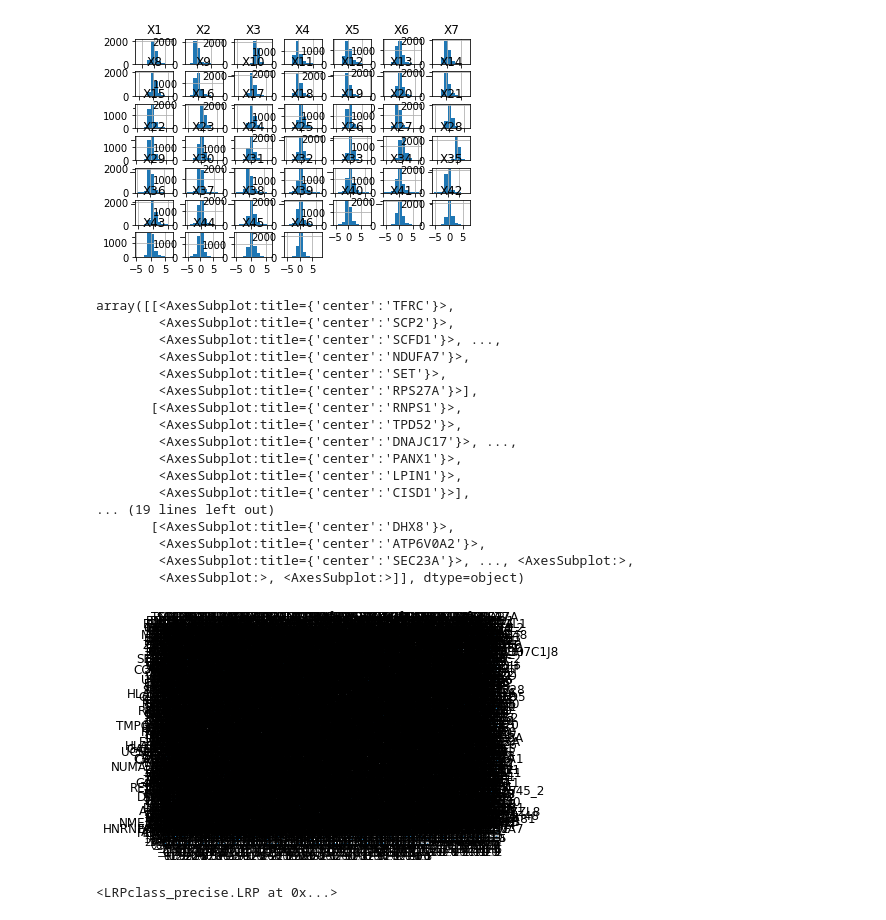
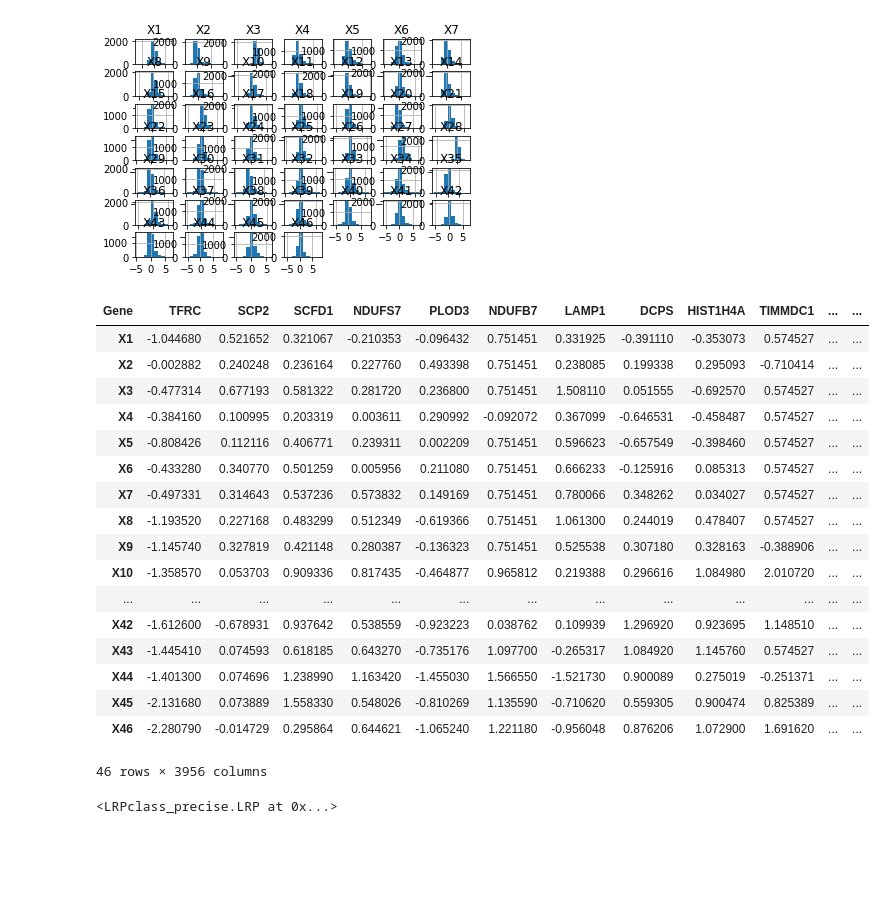
Before and after one commit to animesh/ProteinNetworkLRP, a Jupyter notebook: Working example.ipynb, the cells around one changed output. Cells and saved outputs as stored; diff of their text form; code cells hidden in the pictures; blank space fills up the shorter version.

```diff
--- a/Working example.ipynb
+++ b/Working example.ipynb
@@ -28,28 +28,27 @@ array([[<AxesSubplot:title={'center':'X1'}>,
 # %%
 data_frame = dataMM.T
 train_data = data_frame#.iloc[:1000,:]
 test_data = data_frame#.iloc[1000:,:]
+data_frame
+# %% [output]
+| Gene | TFRC | SCP2 | SCFD1 | NDUFS7 | PLOD3 | NDUFB7 | LAMP1 | DCPS | HIST1H4A | TIMMDC1 | ... | ... |
+| X1 | -1.044680 | 0.521652 | 0.321067 | -0.210353 | -0.096432 | 0.751451 | 0.331925 | -0.391110 | -0.353073 | 0.574527 | ... | ... |
+| X2 | -0.002882 | 0.240248 | 0.236164 | 0.227760 | 0.493398 | 0.751451 | 0.238085 | 0.199338 | 0.295093 | -0.710414 | ... | ... |
+| X3 | -0.477314 | 0.677193 | 0.581322 | 0.281720 | 0.236800 | 0.751451 | 1.508110 | 0.051555 | -0.692570 | 0.574527 | ... | ... |
+| X4 | -0.384160 | 0.100995 | 0.203319 | 0.003611 | 0.290992 | -0.092072 | 0.367099 | -0.646531 | -0.458487 | 0.574527 | ... | ... |
+| X5 | -0.808426 | 0.112116 | 0.406771 | 0.239311 | 0.002209 | 0.751451 | 0.596623 | -0.657549 | -0.398460 | 0.574527 | ... | ... |
+| X6 | -0.433280 | 0.340770 | 0.501259 | 0.005956 | 0.211080 | 0.751451 | 0.666233 | -0.125916 | 0.085313 | 0.574527 | ... | ... |
+| X7 | -0.497331 | 0.314643 | 0.537236 | 0.573832 | 0.149169 | 0.751451 | 0.780066 | 0.348262 | 0.034027 | 0.574527 | ... | ... |
+| X8 | -1.193520 | 0.227168 | 0.483299 | 0.512349 | -0.619366 | 0.751451 | 1.061300 | 0.244019 | 0.478407 | 0.574527 | ... | ... |
+| X9 | -1.145740 | 0.327819 | 0.421148 | 0.280387 | -0.136323 | 0.751451 | 0.525538 | 0.307180 | 0.328163 | -0.388906 | ... | ... |
+| X10 | -1.358570 | 0.053703 | 0.909336 | 0.817435 | -0.464877 | 0.965812 | 0.219388 | 0.296616 | 1.084980 | 2.010720 | ... | ... |
+| ... | ... | ... | ... | ... | ... | ... | ... | ... | ... | ... | ... | ... |
+| X42 | -1.612600 | -0.678931 | 0.937642 | 0.538559 | -0.923223 | 0.038762 | 0.109939 | 1.296920 | 0.923695 | 1.148510 | ... | ... |
+| X43 | -1.445410 | 0.074593 | 0.618185 | 0.643270 | -0.735176 | 1.097700 | -0.265317 | 1.084920 | 1.145760 | 0.574527 | ... | ... |
+| X44 | -1.401300 | 0.074696 | 1.238990 | 1.163420 | -1.455030 | 1.566550 | -1.521730 | 0.900089 | 0.275019 | -0.251371 | ... | ... |
+| X45 | -2.131680 | 0.073889 | 1.558330 | 0.548026 | -0.810269 | 1.135590 | -0.710620 | 0.559305 | 0.900474 | 0.825389 | ... | ... |
+| X46 | -2.280790 | -0.014729 | 0.295864 | 0.644621 | -1.065240 | 1.221180 | -0.956048 | 0.876206 | 1.072900 | 1.691620 | ... | ... |
+46 rows × 3956 columns
-# %%
-data_frame.hist()
-# %% [output]
-array([[<AxesSubplot:title={'center':'TFRC'}>,
-        <AxesSubplot:title={'center':'SCP2'}>,
-        <AxesSubplot:title={'center':'SCFD1'}>, ...,
-        <AxesSubplot:title={'center':'NDUFA7'}>,
-        <AxesSubplot:title={'center':'SET'}>,
-        <AxesSubplot:title={'center':'RPS27A'}>],
-       [<AxesSubplot:title={'center':'RNPS1'}>,
-        <AxesSubplot:title={'center':'TPD52'}>,
-        <AxesSubplot:title={'center':'DNAJC17'}>, ...,
-        <AxesSubplot:title={'center':'PANX1'}>,
-        <AxesSubplot:title={'center':'LPIN1'}>,
-        <AxesSubplot:title={'center':'CISD1'}>],
-... (19 lines left out)
-       [<AxesSubplot:title={'center':'DHX8'}>,
-        <AxesSubplot:title={'center':'ATP6V0A2'}>,
-        <AxesSubplot:title={'center':'SEC23A'}>, ..., <AxesSubplot:>,
-        <AxesSubplot:>, <AxesSubplot:>]], dtype=object)
-[figure, removed]
 # %%
 #build model instance, input dimensions need to be 2 times the number of features
 from LRPclass_precise import LRP
```
Also changed, not shown: parts of 19 cells of this notebook.
